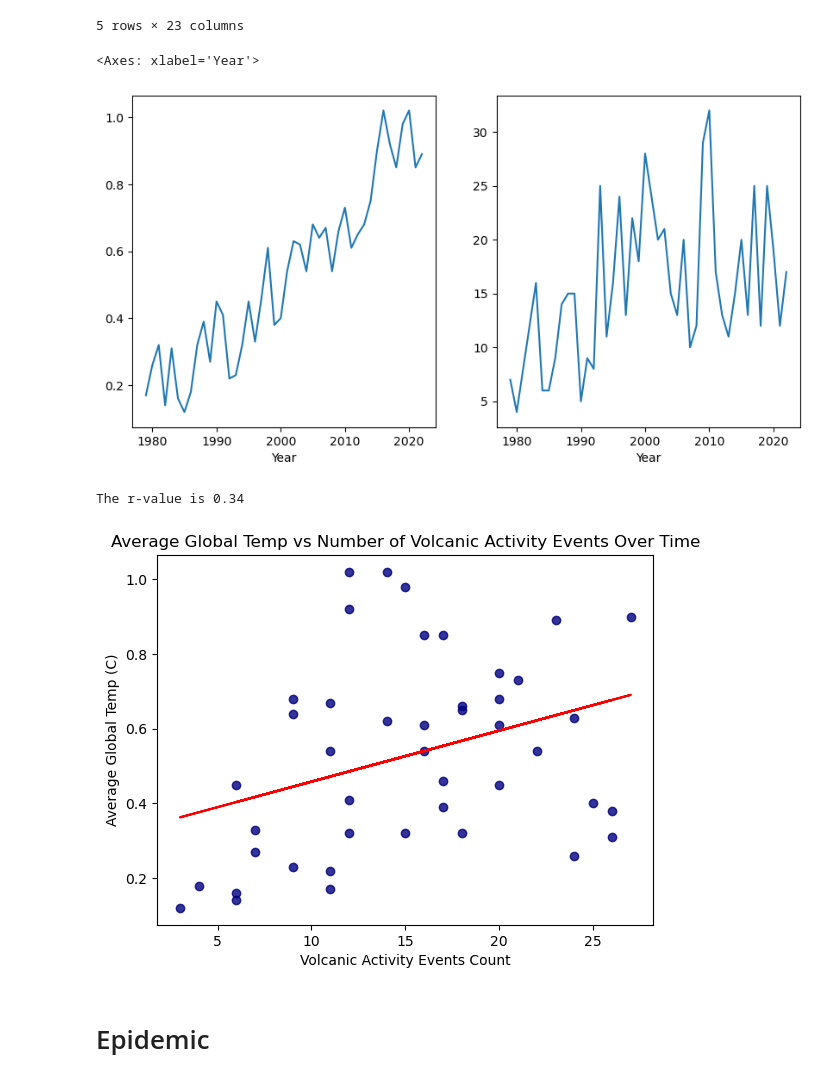
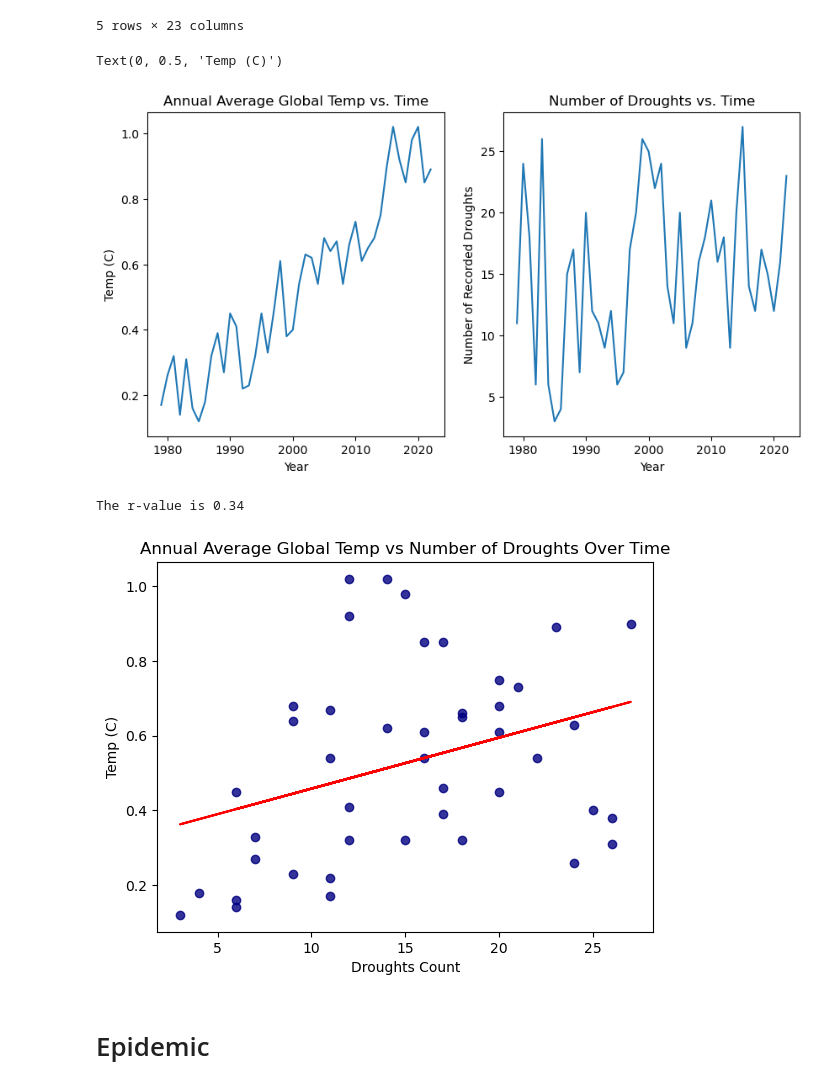
Before and after one commit to mhosseinf/Project_11, a Jupyter notebook: average_global_analysis.ipynb, the cells around one changed output. Cells and saved outputs as stored; diff of their text form; code cells hidden in the pictures.

```diff
--- a/average_global_analysis.ipynb
+++ b/average_global_analysis.ipynb
@@ -517,36 +511,39 @@ average_temp = drought_df.groupby(['Year']).mean()['Year Average']
 #average_temp
 # %%
 drought_plot_data = no_droughts
-
 temp_plot_data = average_temp
 
 fig, axes = plt.subplots(nrows=1, ncols=2, sharex=True, figsize=(10,5))
 #ax2=ax.twinx()
-landslide_plot_data.plot(ax=axes[1])
-temp_plot_data.plot(ax=axes[0])
+ax1 = drought_plot_data.plot(ax=axes[1])
+ax2 = temp_plot_data.plot(ax=axes[0])
+ax1.title.set_text('Number of Droughts vs. Time')
+ax2.title.set_text('Annual Average Global Temp vs. Time')
+ax1.set_ylabel('Number of Recorded Droughts')
+ax2.set_ylabel('Temp (C)')
 # %% [output]
-<Axes: xlabel='Year'>
+Text(0, 0.5, 'Temp (C)')
-[figure, old version]
+[figure, new version]
 # %%
 plt.scatter(no_droughts, average_temp, marker='o', color='navy', alpha=0.8)
 x_values = no_droughts
 y_values =  average_temp
 (slope, intercept, rvalue, pvalue, stderr) = linregress(x_values, y_values)
 regress_values = x_values * slope + intercept
 line_eq = "y = " + str(round(slope,2)) + "x + " + str(round(intercept,2))
 plt.plot(x_values,regress_values,"r-")
 # Incorporate the other graph properties
-plt.xlabel('Volcanic Activity Events Count')
-plt.ylabel('Average Global Temp (C)')
-plt.title('Average Global Temp vs Number of Volcanic Activity Events Over Time')
+plt.xlabel('Droughts Count')
+plt.ylabel('Temp (C)')
+plt.title('Annual Average Global Temp vs Number of Droughts Over Time')
 print(f"The r-value is {round(rvalue,2)}")
 
 # Show plot
 plt.annotate(line_eq, (550, 0.2), fontsize=12, color='red')
 plt.show()
 # %% [output]
 The r-value is 0.34
-[figure, old version]
+[figure, new version]
 # %% [markdown]
 # Epidemic
 # %%
```
Also changed, not shown: parts of 21 cells of this notebook.
